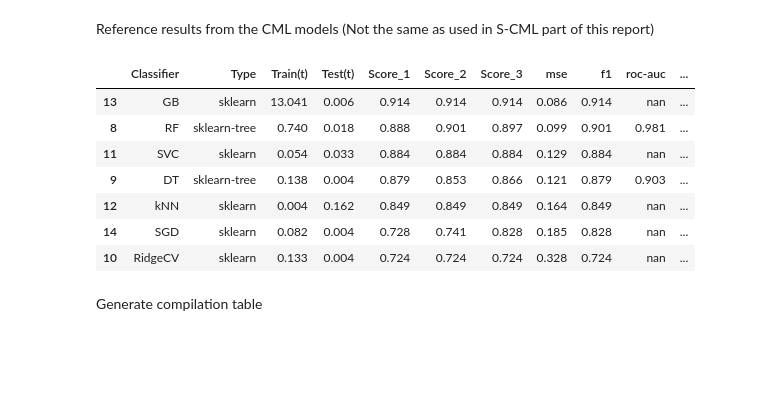
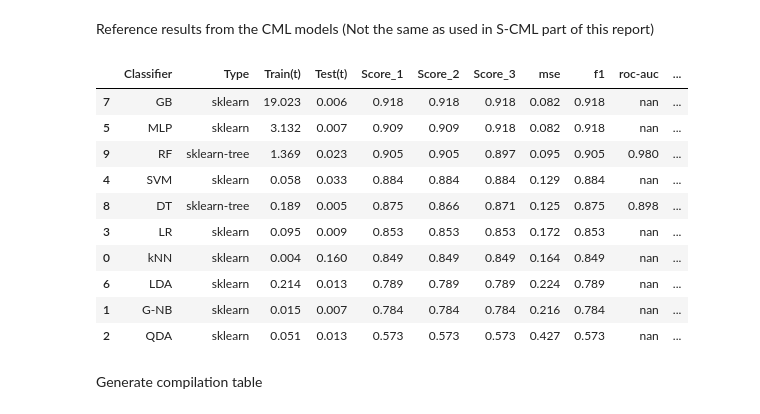
Before and after one commit to JABE22/MasterProject, a Jupyter notebook: MasterProjectCode_SAC-Analysis.ipynb, the cells around one changed output. Saved outputs shown, nothing was run; the diff lists cells and outputs as text; code cells hidden in the pictures; blank space fills up the shorter version.

```diff
--- a/MasterProjectCode_SAC-Analysis.ipynb
+++ b/MasterProjectCode_SAC-Analysis.ipynb
@@ -133,7 +132,7 @@ df_sample
 | 2020-05-22 18:15:02+00:00 | 61.432517 | 23.804574 | 124.800003 | 45942.738281 | 86 | 0.457 | None | None |
 2607 rows × 8 columns
 # %%
-df_sample.index = pd.to_datetime(pd.Series(df_sample.index), format='%H:%M')
+df_sample.index = pd.to_datetime(pd.Series(df_sample.index))
 # %%
 df_plot = df_sample.copy()
 
@@ -360,43 +360,35 @@ sorted_results.style.background_gradient(cmap=sns.light_palette("skyblue", as_cm
 # %% [markdown]
 Reference results from the CML models (Not the same as used in S-CML part of this report)
 # %%
-# We load some older results from our database
-results_from_csv_cml = pd.read_csv('DATA/results/results_datasetup_b_D20230421_T1109.csv')
-results_from_csv_cml = results_from_csv_cml[results_from_csv_cml.Type.isin(['sklearn','sklearn-tree'])]
+# We load some results from our database
+results_from_csv_cml = pd.read_csv('DATA/results_S-CML_in_TSC/results')
-# %%
-# Let's replace long classifier names
-model_apprvs = {'GradientBoostingClassifier':'GB',
-                'RandomForestClassifier':'RF',
-                'SupportVectorClassifier': 'SVC',
-                'DecisionTreeClassifier':'DT',
-                'KNeighborsClassifier':'kNN',
-                'SGDClassifier':'SGD',
-                'RidgeClassifierCV':'RidgeCV'}
-results_from_csv_cml.Classifier = results_from_csv_cml.Classifier.map(model_apprvs)
 # %%
 # Statistics for the scores
 score_col_names = create_col_names('Score_', 3)
 results_from_csv_cml['Score Best'] = results_from_csv_cml[score_col_names].max(axis=1)
 results_from_csv_cml['Variance'] = (results_from_csv_cml[score_col_names].max(axis=1)-results_from_csv_cml[score_col_names].min(axis=1))/2
 results_from_csv_cml['Std'] = results_from_csv_cml[score_col_names].std(axis=1)
 results_from_csv_cml['Score Avg'] = results_from_csv_cml[score_col_names].mean(axis=1)
 # Sort values
-sorted_results_cml = results_from_csv_cml.sort_values(by='Score Best', ascending=False)
+sorted_results_cml = results_from_csv_cml.sort_values(by='Score Avg', ascending=False)
 # Style setup
 format_cols = ['Train(t)','Test(t)','Score_1','Score_2','Score_3','mse','f1','roc-auc','Score Best','Variance','Std','Score Avg']
 sorted_results_cml.style.background_gradient(cmap=sns.light_palette("skyblue", as_cmap=True))\
     .set_properties(subset=['Score Best'], **{'font-weight': 'bold'})\
     .format(precision=3)\
     .highlight_max(format_cols, props='color:black;background-color:skyblue;', axis=0)
 # %% [output]
 |  | Classifier | Type | Train(t) | Test(t) | Score_1 | Score_2 | Score_3 | mse | f1 | roc-auc | ... |
-| 13 | GB | sklearn | 13.041 | 0.006 | 0.914 | 0.914 | 0.914 | 0.086 | 0.914 | nan | ... |
-| 8 | RF | sklearn-tree | 0.740 | 0.018 | 0.888 | 0.901 | 0.897 | 0.099 | 0.901 | 0.981 | ... |
-| 11 | SVC | sklearn | 0.054 | 0.033 | 0.884 | 0.884 | 0.884 | 0.129 | 0.884 | nan | ... |
-| 9 | DT | sklearn-tree | 0.138 | 0.004 | 0.879 | 0.853 | 0.866 | 0.121 | 0.879 | 0.903 | ... |
-| 12 | kNN | sklearn | 0.004 | 0.162 | 0.849 | 0.849 | 0.849 | 0.164 | 0.849 | nan | ... |
-| 14 | SGD | sklearn | 0.082 | 0.004 | 0.728 | 0.741 | 0.828 | 0.185 | 0.828 | nan | ... |
-| 10 | RidgeCV | sklearn | 0.133 | 0.004 | 0.724 | 0.724 | 0.724 | 0.328 | 0.724 | nan | ... |
+| 7 | GB | sklearn | 19.023 | 0.006 | 0.918 | 0.918 | 0.918 | 0.082 | 0.918 | nan | ... |
+| 5 | MLP | sklearn | 3.132 | 0.007 | 0.909 | 0.909 | 0.918 | 0.082 | 0.918 | nan | ... |
+| 9 | RF | sklearn-tree | 1.369 | 0.023 | 0.905 | 0.905 | 0.897 | 0.095 | 0.905 | 0.980 | ... |
+| 4 | SVM | sklearn | 0.058 | 0.033 | 0.884 | 0.884 | 0.884 | 0.129 | 0.884 | nan | ... |
+| 8 | DT | sklearn-tree | 0.189 | 0.005 | 0.875 | 0.866 | 0.871 | 0.125 | 0.875 | 0.898 | ... |
+| 3 | LR | sklearn | 0.095 | 0.009 | 0.853 | 0.853 | 0.853 | 0.172 | 0.853 | nan | ... |
+| 0 | kNN | sklearn | 0.004 | 0.160 | 0.849 | 0.849 | 0.849 | 0.164 | 0.849 | nan | ... |
+| 6 | LDA | sklearn | 0.214 | 0.013 | 0.789 | 0.789 | 0.789 | 0.224 | 0.789 | nan | ... |
+| 1 | G-NB | sklearn | 0.015 | 0.007 | 0.784 | 0.784 | 0.784 | 0.216 | 0.784 | nan | ... |
+| 2 | QDA | sklearn | 0.051 | 0.013 | 0.573 | 0.573 | 0.573 | 0.427 | 0.573 | nan | ... |
 # %% [markdown]
 Generate compilation table
 # %%
```
Also changed, not shown: parts of 20 cells of this notebook, 11 other files.
